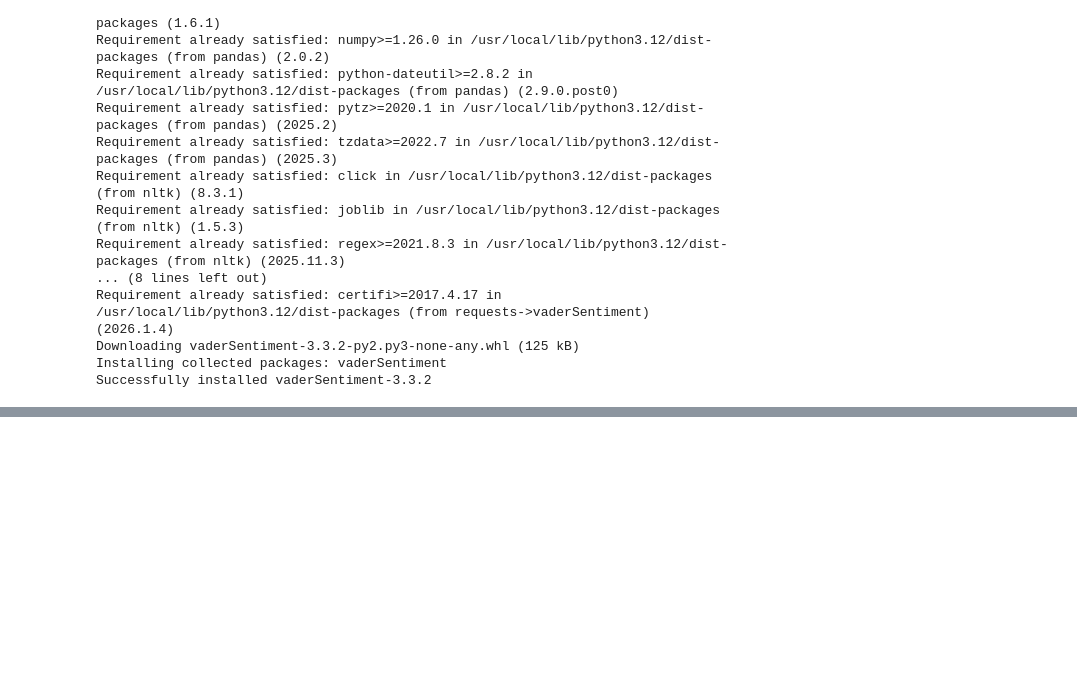
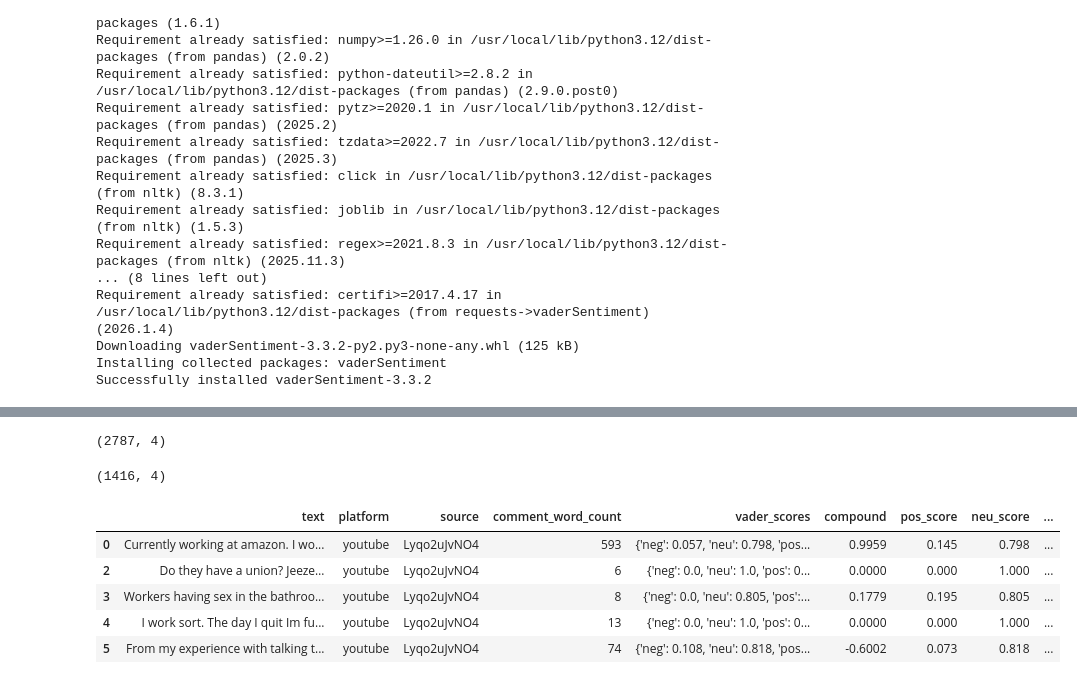
Before and after one commit to mf2056/F20AA, a Jupyter notebook: DataAnalysis.ipynb, the cells around one changed output, grey strips where cells are left out. Cells and saved outputs as stored; diff of their text form; code cells hidden in the pictures; blank space fills up the shorter version.

```diff
--- a/DataAnalysis.ipynb
+++ b/DataAnalysis.ipynb
@@ -22,0 +29,4 @@ Successfully installed vaderSentiment-3.3.2
+# %%
+import pandas as pd
+df = pd.read_csv("youtube_amazon_employee.csv")
+df.head()
@@ -22,0 +60,67 @@ Successfully installed vaderSentiment-3.3.2
+# %%
+# Remove spam comments
+
+spam_keywords = [
+    "subscribe", "giveaway", "click", "telegram", "whatsapp",
+    "contact me", "dm me", "crypto", "bitcoin", "forex", "trading",
+    "please like", "anyone watching in", "bit.ly", "goo.gl",
+    "link in bio", "visit my site"
+]
+
+def remove_spam(text):
+    text_lower = text.lower()
+    return not any(word in text_lower for word in spam_keywords)
+
+df = df[df[comment_col].apply(remove_spam)]
+df.shape
+# %% [output]
+(2787, 4)
+# %%
+# Filtering relevant comments
+
+workplace_keywords = [
+    "employee", "worker", "staff", "associate", "warehouse",
+    "leadership", "executive", "perks", "insurance",
+    "fulfillment", "manager", "management", "boss",
+    "hr", "supervisor", "shift", "overtime", "break", "pay",
+    "salary", "wage", "benefits", "culture", "toxic", "pressure",
+    "workload", "stress", "burnout", "union", "treatment",
+    "working", "job", "career", "fired", "hired",
+    "workplace", "company", "office", "corporate", "hiring",
+    "recruitment", "interview", "promotion", "resignation",
+    "quit", "quitting", "layoff",
+]
+
+def is_relevant(text):
+    text_lower = text.lower()
+    return any(word in text_lower for word in workplace_keywords)
+
+df = df[df[comment_col].apply(is_relevant)]
+df.shape
+# %% [output]
+(1416, 4)
+# %%
+# Sentiment Analysis
+
+from vaderSentiment.vaderSentiment import SentimentIntensityAnalyzer
+
+analyzer = SentimentIntensityAnalyzer()
+
+def get_vader_scores(text):
+    return analyzer.polarity_scores(text)
+
+df["vader_scores"] = df[comment_col].apply(get_vader_scores)
+
+df["compound"] = df["vader_scores"].apply(lambda x: x["compound"])
+df["pos_score"] = df["vader_scores"].apply(lambda x: x["pos"])
+df["neu_score"] = df["vader_scores"].apply(lambda x: x["neu"])
+df["neg_score"] = df["vader_scores"].apply(lambda x: x["neg"])
+
+df.head()
+# %% [output]
+|  | text | platform | source | comment_word_count | vader_scores | compound | pos_score | neu_score | ... |
+| 0 | Currently working at amazon. I wo... | youtube | Lyqo2uJvNO4 | 593 | {'neg': 0.057, 'neu': 0.798, 'pos... | 0.9959 | 0.145 | 0.798 | ... |
+| 2 | Do they have a union? Jeeze… | youtube | Lyqo2uJvNO4 | 6 | {'neg': 0.0, 'neu': 1.0, 'pos': 0... | 0.0000 | 0.000 | 1.000 | ... |
+| 3 | Workers having sex in the bathroo... | youtube | Lyqo2uJvNO4 | 8 | {'neg': 0.0, 'neu': 0.805, 'pos':... | 0.1779 | 0.195 | 0.805 | ... |
+| 4 | I work sort. The day I quit Im fu... | youtube | Lyqo2uJvNO4 | 13 | {'neg': 0.0, 'neu': 1.0, 'pos': 0... | 0.0000 | 0.000 | 1.000 | ... |
+| 5 | From my experience with talking t... | youtube | Lyqo2uJvNO4 | 74 | {'neg': 0.108, 'neu': 0.818, 'pos... | -0.6002 | 0.073 | 0.818 | ... |
```
Also changed, not shown: parts of 5 cells of this notebook.
